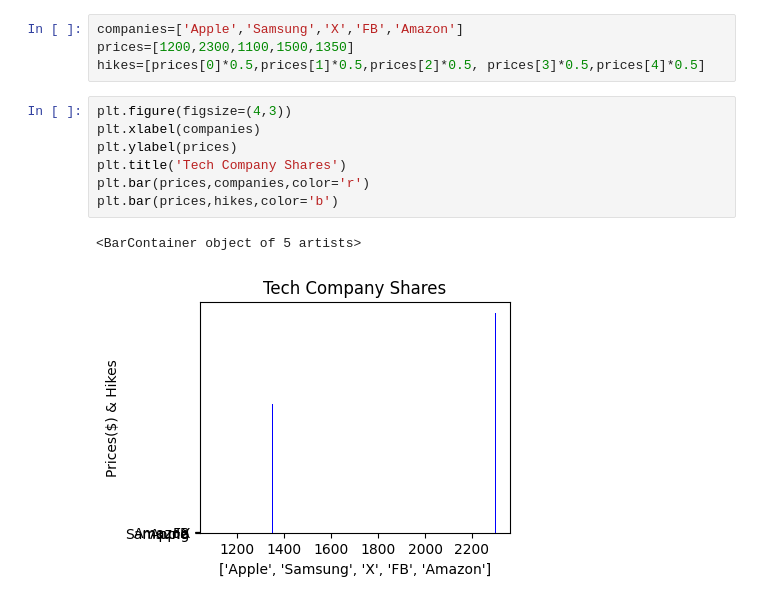
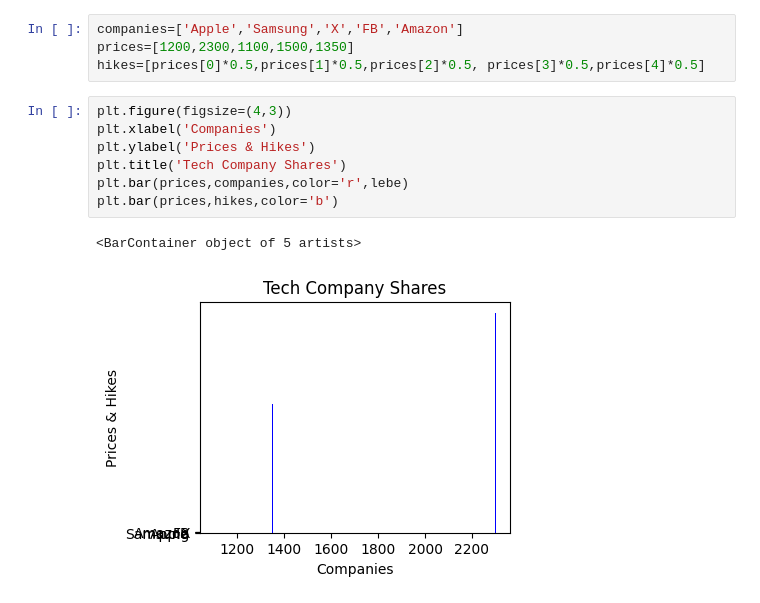
Before and after one commit to VyshnaviKarakatla/statistics-notebooks, a Jupyter notebook: _04_matplotlib.ipynb, the cells around one changed output. Drawn from its saved outputs; the diff is of its cells as text.

```diff
--- a/_04_matplotlib.ipynb
+++ b/_04_matplotlib.ipynb
@@ -157,11 +157,11 @@ prices=[1200,2300,1100,1500,1350]
 hikes=[prices[0]*0.5,prices[1]*0.5,prices[2]*0.5, prices[3]*0.5,prices[4]*0.5]
 # %%
 plt.figure(figsize=(4,3))
-plt.xlabel(companies)
-plt.ylabel(prices)
+plt.xlabel('Companies')
+plt.ylabel('Prices & Hikes')
 plt.title('Tech Company Shares')
-plt.bar(prices,companies,color='r')
+plt.bar(prices,companies,color='r',lebe)
 plt.bar(prices,hikes,color='b')
 # %% [output]
 <BarContainer object of 5 artists>
-[figure, old version]
+[figure, new version]
```
